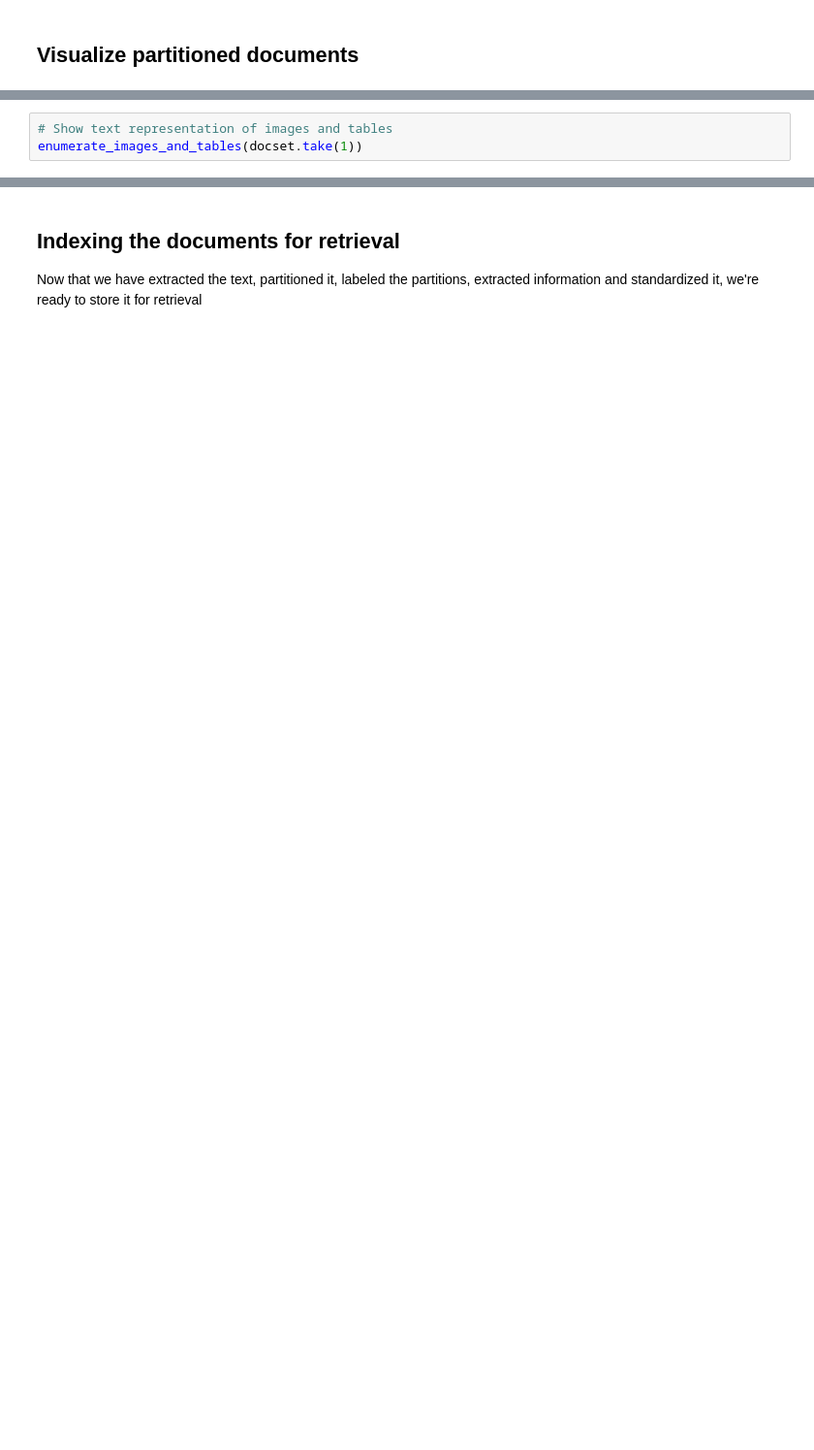
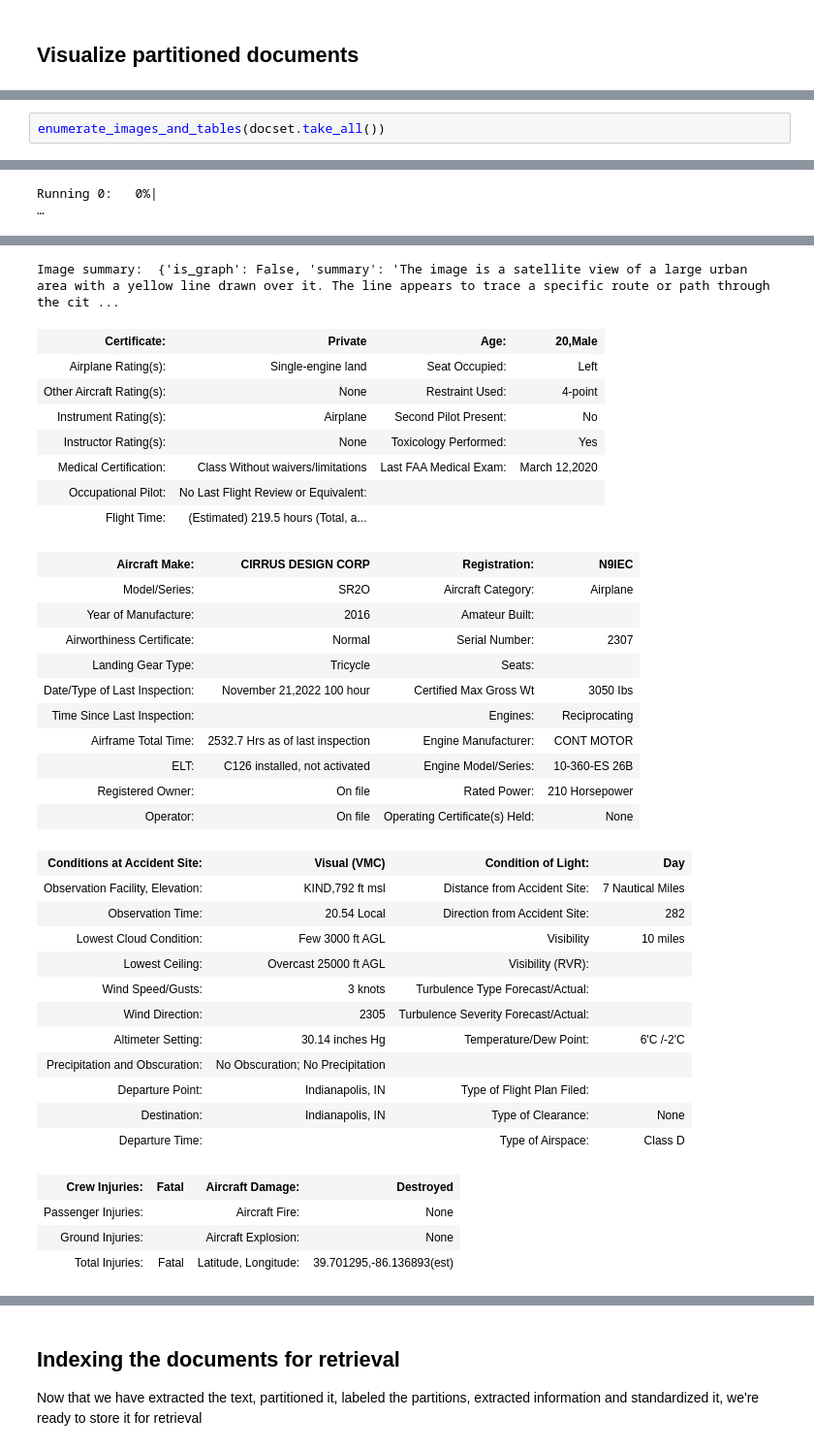
Before and after one commit to aryn-ai/sycamore, a Jupyter notebook: notebooks/ntsb-demo.ipynb, the cells around one changed output, grey strips where cells are left out. Shown at 97% size. Drawn from its saved outputs; the diff is of its cells as text; blank space fills up the shorter version.

```diff
--- a/notebooks/ntsb-demo.ipynb
+++ b/notebooks/ntsb-demo.ipynb
@@ -101,3 +93,3 @@ sample_pages = show_pages(docset, limit=4)
 # %%
-# Show text representation of images and tables
-enumerate_images_and_tables(docset.take(1))
+enumerate_images_and_tables(docset.take_all())
+# %% [output]
@@ -103,0 +102 @@ enumerate_images_and_tables(docset.take(1))
+Running 0:   0%|                                                                                              …
@@ -103,0 +110,36 @@ enumerate_images_and_tables(docset.take(1))
+Image summary:  {'is_graph': False, 'summary': 'The image is a satellite view of a large urban area with a yellow line drawn over it. The line appears to trace a specific route or path through the cit ...
+| Certificate: | Private | Age: | 20,Male |
+| Airplane Rating(s): | Single-engine land | Seat Occupied: | Left |
+| Other Aircraft Rating(s): | None | Restraint Used: | 4-point |
+| Instrument Rating(s): | Airplane | Second Pilot Present: | No |
+| Instructor Rating(s): | None | Toxicology Performed: | Yes |
+| Medical Certification: | Class Without waivers/limitations | Last FAA Medical Exam: | March 12,2020 |
+| Occupational Pilot: | No Last Flight Review or Equivalent: |  |  |
+| Flight Time: | (Estimated) 219.5 hours (Total, a... |  |  |
+| Aircraft Make: | CIRRUS DESIGN CORP | Registration: | N9IEC |
+| Model/Series: | SR2O | Aircraft Category: | Airplane |
+| Year of Manufacture: | 2016 | Amateur Built: |  |
+| Airworthiness Certificate: | Normal | Serial Number: | 2307 |
+| Landing Gear Type: | Tricycle | Seats: |  |
+| Date/Type of Last Inspection: | November 21,2022 100 hour | Certified Max Gross Wt | 3050 Ibs |
+| Time Since Last Inspection: |  | Engines: | Reciprocating |
+| Airframe Total Time: | 2532.7 Hrs as of last inspection | Engine Manufacturer: | CONT MOTOR |
+| ELT: | C126 installed, not activated | Engine Model/Series: | 10-360-ES 26B |
+| Registered Owner: | On file | Rated Power: | 210 Horsepower |
+| Operator: | On file | Operating Certificate(s) Held: | None |
+| Conditions at Accident Site: | Visual (VMC) | Condition of Light: | Day |
+| Observation Facility, Elevation: | KIND,792 ft msl | Distance from Accident Site: | 7 Nautical Miles |
+| Observation Time: | 20.54 Local | Direction from Accident Site: | 282 |
+| Lowest Cloud Condition: | Few 3000 ft AGL | Visibility | 10 miles |
+| Lowest Ceiling: | Overcast 25000 ft AGL | Visibility (RVR): |  |
+| Wind Speed/Gusts: | 3 knots | Turbulence Type Forecast/Actual: |  |
+| Wind Direction: | 2305 | Turbulence Severity Forecast/Actual: |  |
+| Altimeter Setting: | 30.14 inches Hg | Temperature/Dew Point: | 6'C /-2'C |
+| Precipitation and Obscuration: | No Obscuration; No Precipitation |  |  |
+| Departure Point: | Indianapolis, IN | Type of Flight Plan Filed: |  |
+| Destination: | Indianapolis, IN | Type of Clearance: | None |
+| Departure Time: |  | Type of Airspace: | Class D |
+| Crew Injuries: | Fatal | Aircraft Damage: | Destroyed |
+| Passenger Injuries: |  | Aircraft Fire: | None |
+| Ground Injuries: |  | Aircraft Explosion: | None |
+| Total Injuries: | Fatal | Latitude, Longitude: | 39.701295,-86.136893(est) |
```
Also changed, not shown: parts of 31 cells of this notebook, 5 other files.
